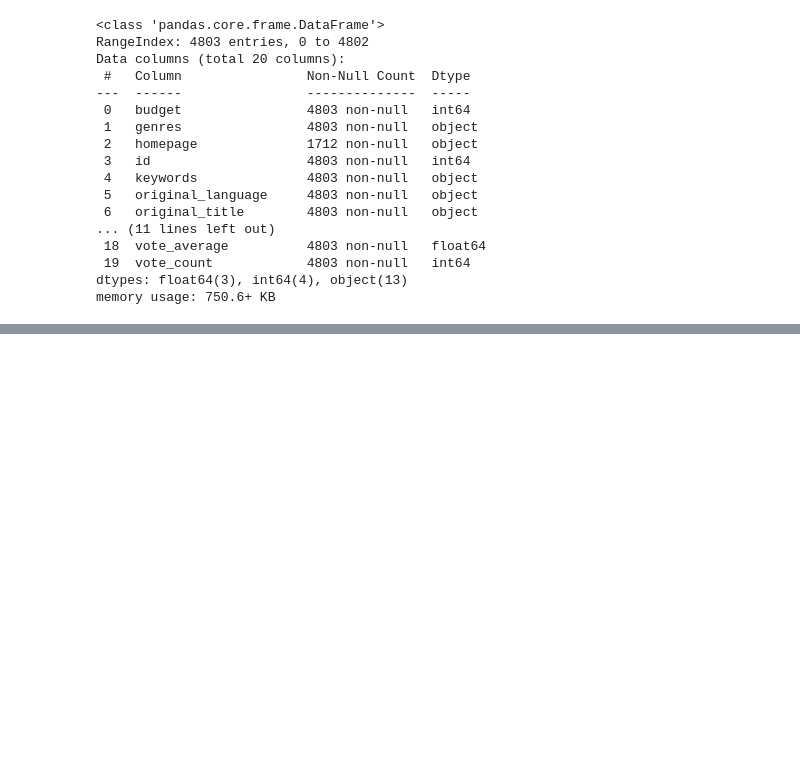
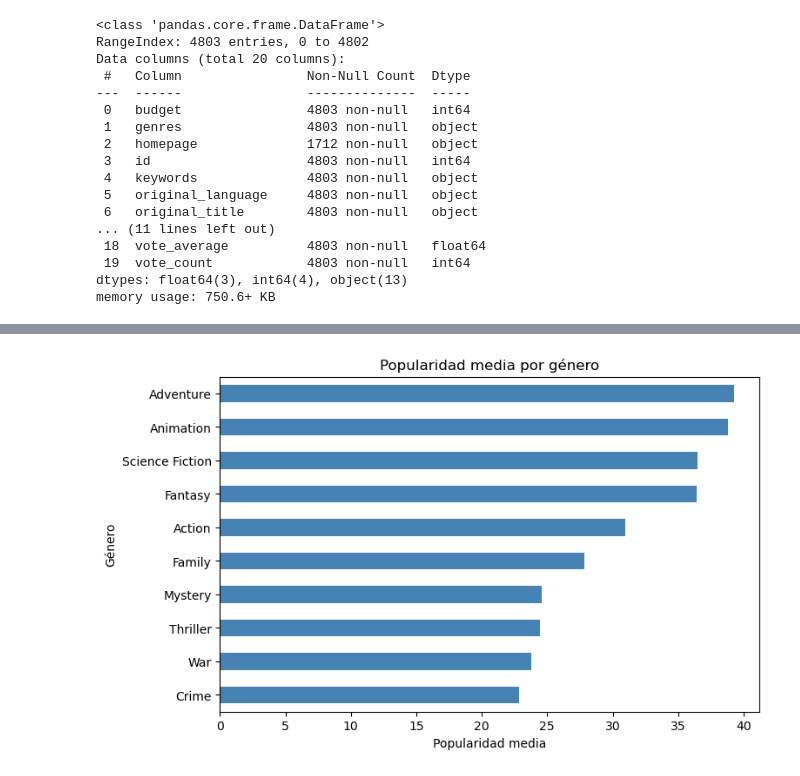
Before and after one commit to carmenlnr/data-wrangling-project-films, a Jupyter notebook: Notebook.ipynb, the cells around one changed output, grey strips where cells are left out. Cells and saved outputs as stored; diff of their text form; code cells hidden in the pictures; blank space fills up the shorter version.

```diff
--- a/Notebook.ipynb
+++ b/Notebook.ipynb
@@ -373,0 +219,17 @@ df_final.head()
+# %%
+df_genres.groupby("genres")["popularity"].mean() \
+    .sort_values(ascending=False) \
+    .head(10) \
+    .sort_values() \
+    .plot(
+        kind="barh",
+        figsize=(8,5),
+        color="steelblue",
+        title="Popularidad media por género"
+    )
+
+plt.xlabel("Popularidad media")
+plt.ylabel("Género")
+plt.show()
+# %% [output]
+[figure, added]
```
Also changed, not shown: parts of 61 cells of this notebook, 3 other files.
